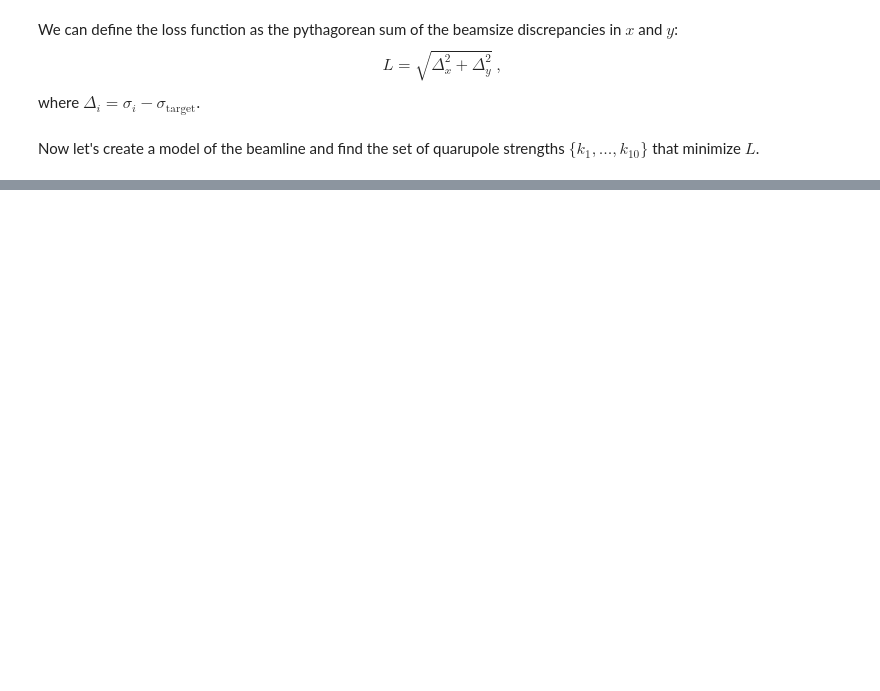
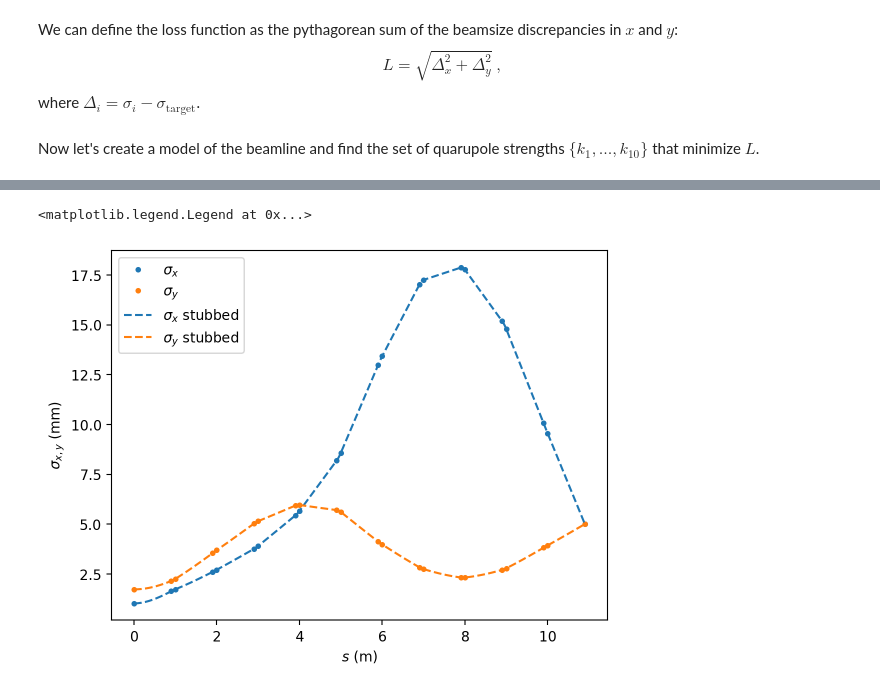
Before and after one commit to bmad-sim/Bmad-X, a Jupyter notebook: docs/examples/optimization/10-quad-optimization.ipynb, the cells around one changed output, grey strips where cells are left out. Cells and saved outputs as stored; diff of their text form; code cells hidden in the pictures; blank space fills up the shorter version.

```diff
--- a/docs/examples/optimization/10-quad-optimization.ipynb
+++ b/docs/examples/optimization/10-quad-optimization.ipynb
@@ -164,14 +174,29 @@ for k1 in k_opt:
     lattice.append( drift )
 # %%
 # plot beamsize vs s for optimal configuration
-stubbed_lattice = stub_lattice(lattice, n)
-all_p = track_a_lattice(p_in, stubbed_lattice)
-stdx, stdy, stdr, s = [torch.std(par.x) for par in all_p], [torch.std(par.y) for par in all_p], [torch.std(torch.sqrt(par.x**2+par.y**2)) for par in all_p], [par.s for par in all_p]
-plt.plot(s, np.array(stdx)*1000, label=r'$\sigma_x$')
-plt.plot(s, np.array(stdy)*1000, label=r'$\sigma_y$')
-plt.plot(s, np.array(stdr)*1000, '--', label=r'$\sqrt{\sigma_x^2 + \sigma_y^2}$')
+from bmadx import stub_lattice
+
+stubbed_lattice = stub_lattice(lattice, 10) # stub lattice for plotting
+
+all_p = track_a_lattice(p_in, lattice)
+all_p_stubbed = track_a_lattice(p_in, stubbed_lattice)
+
+stdx = np.array([torch.std(par.x).item() for par in all_p])
+stdy = np.array([torch.std(par.y).item() for par in all_p])
+stdx_stubbed = np.array([torch.std(par.x).item() for par in all_p_stubbed])
+stdy_stubbed = np.array([torch.std(par.y).item() for par in all_p_stubbed])
+
+s = np.array([par.s.item() for par in all_p])
+s_stubbed = np.array([par.s.item() for par in all_p_stubbed])
+
+plt.plot(s, stdx*1000, '.', color='C0', label=r'$\sigma_x$')
+plt.plot(s, stdy*1000, '.', color='C1', label=r'$\sigma_y$')
+plt.plot(s_stubbed, stdx_stubbed*1000, color='C0', linestyle='--', label=r'$\sigma_x$ stubbed')
+plt.plot(s_stubbed, stdy_stubbed*1000, color='C1', linestyle='--',label=r'$\sigma_y$ stubbed')
 plt.xlabel(r'$s$ (m)')
 plt.ylabel(r'$\sigma_{x,y}$ (mm)')
 plt.legend()
-#plt.savefig("10quadopt_s.eps")
+# %% [output]
+<matplotlib.legend.Legend at 0x...>
+[figure, added]
 # %%
```
Also changed, not shown: parts of 20 cells of this notebook, 7 other files.
